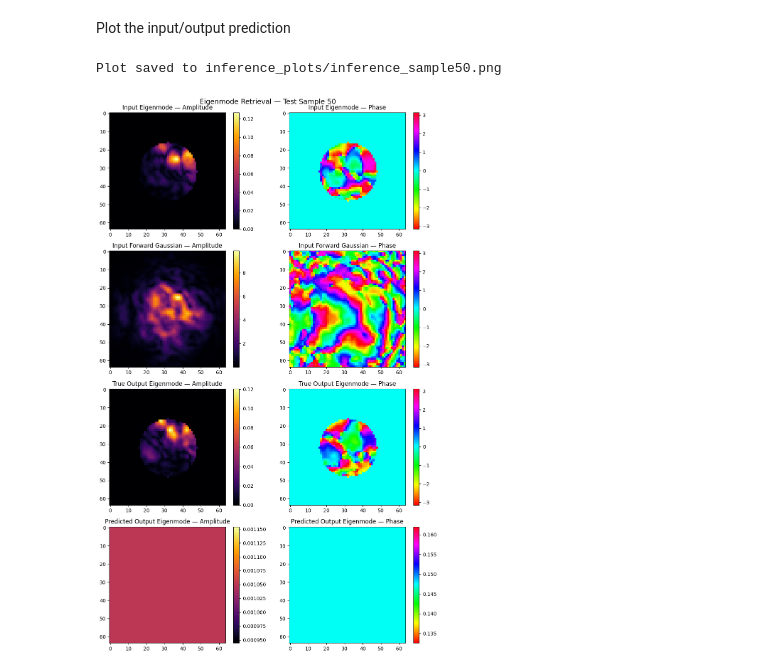
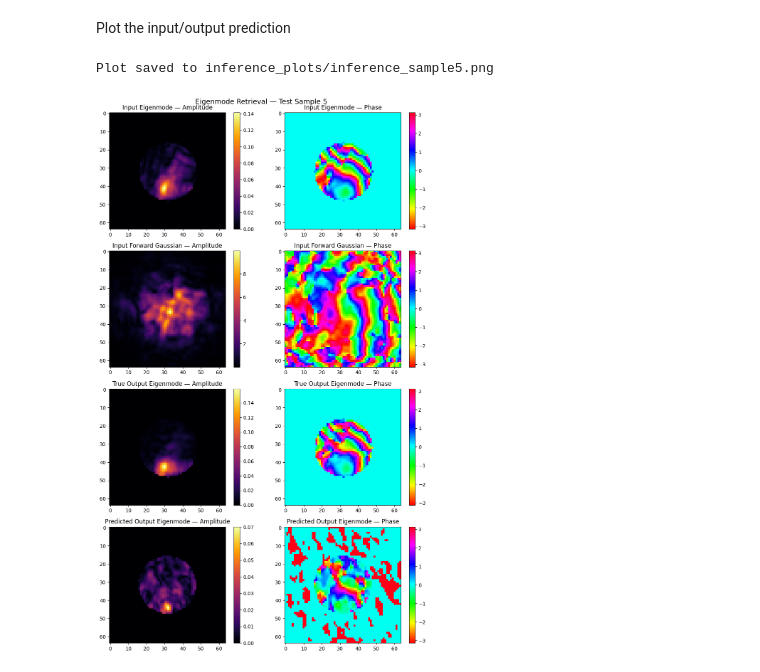
Before and after one commit to LukasScarfe/Eigen, a Jupyter notebook: learn_eigenmodes.ipynb, the cells around one changed output. Saved outputs shown, nothing was run; the diff lists cells and outputs as text; code cells hidden in the pictures.

Commit message:
latest update before training big data. Reflects current model

```diff
--- a/learn_eigenmodes.ipynb
+++ b/learn_eigenmodes.ipynb
@@ -122,7 +123,7 @@ Target shape : torch.Size([3996, 64, 64, 2])
 # %% [markdown]
 Prepare the dataset for training/test
 # %%
-n_train = 3600
+n_train = int(0.90*X.shape[0])
 batch_size = 10
 
 x_train =  X[:n_train]
@@ -143,7 +144,7 @@ torch.Size([10, 64, 64, 4])
 # %% [markdown]
 Instantiate the FNO architecture
 # %%
-epochs = 50
+epochs = 25
 
 # These control the step-wise updates on the LR
 
@@ -159,9 +160,13 @@ width = 64 # number of neurons in each layer?
 n_layers = 1 # Number of layers
 retrain_fno = 42 # This specifies the seed that initializes the FNO parameters
 
-input_chans = 4
+input_chans = 6
 output_chans = 2
 
+# Physical parameters
+size = 0.45 #(simulation window)
+lensSize = 0.1125 #(size/4)
+
 fno_architecture = {"modes1": modes1, "modes2":modes2, "width":width, "n_layers":n_layers, "retrain_fno":retrain_fno, "input_chans":input_chans, "output_chans":output_chans}
 # %% [markdown]
 Load up GPU (if not already done so)
@@ -181,0 +187,30 @@ Train the FNO
+# %%
+def torch_circ_aperture(field_batch: torch.Tensor, size: float, lensSize: float) -> torch.Tensor:
+    """
+    Applies a circular aperture to a batch of complex fields represented
+    as real/imaginary channels.
+
+    Parameters
+    ----------
+    field_batch : torch.Tensor  shape (batch, H, W, C)
+                  where C=2 holds [real, imag] channels
+    size        : float — physical side length of the window (metres)
+    lensSize    : float — aperture radius (metres)
+
+    Returns
+    -------
+    torch.Tensor — same shape as field_batch, zeroed outside the aperture
+    """
+    _, H, W, _ = field_batch.shape
+    device = field_batch.device
+
+    # Build physical coordinate axes centred at zero — same convention as LightPipes
+    x = torch.linspace(-size / 2, size / 2, W, device=device)
+    y = torch.linspace(-size / 2, size / 2, H, device=device)
+    yy, xx = torch.meshgrid(y, x, indexing="ij")   # (H, W)
+
+    # Binary mask: 1 inside aperture, 0 outside
+    mask = (xx**2 + yy**2 <= lensSize**2).float()  # (H, W)
+    mask = mask.unsqueeze(0).unsqueeze(-1)          # (1, H, W, 1) — broadcasts over batch and channels
+
+    return field_batch * mask
@@ -390,14 +429,13 @@ NameError: name 'input_test' is not defined
 # %% [markdown]
 Plot the input/output prediction
 # %%
-sample_index = 50
-
+sample_index = 5
 # --- Inference ---
 input_sample = x_test[sample_index].unsqueeze(0).to(device)  # (1, H, W, 4)
 
 fno.eval()
 with torch.no_grad():
-    output_pred = fno(input_sample)  # (1, H, W, 2)
+    output_pred = torch_circ_aperture(fno(input_sample), size=size, lensSize=lensSize)  # (1, H, W, 2)
 
 # --- Extract fields from input ---
 input_np = x_test[sample_index].cpu().numpy()          # (H, W, 4)
@@ -414,32 +452,32 @@ eigenmode_pred = output_pred_np[..., 0] + 1j * output_pred_np[..., 1]
 
 # --- Plot ---
 fig, axes = plt.subplots(4, 2, figsize=(10, 16))
 fig.suptitle(f"Eigenmode Retrieval — Test Sample {sample_index}", fontsize=14)
 
 rows = [
     (eigenmode_in,   "Input Eigenmode"),
     (gaussian_fwd,   "Input Forward Gaussian"),
     (eigenmode_true, "True Output Eigenmode"),
     (eigenmode_pred, "Predicted Output Eigenmode"),
 ]
 
 for i, (field, title) in enumerate(rows):
     im_amp = axes[i, 0].imshow(np.abs(field), cmap='inferno')
     axes[i, 0].set_title(f"{title} — Amplitude")
     plt.colorbar(im_amp, ax=axes[i, 0])
 
     im_ph = axes[i, 1].imshow(np.angle(field), cmap='hsv')
     axes[i, 1].set_title(f"{title} — Phase")
     plt.colorbar(im_ph, ax=axes[i, 1])
 
 plt.tight_layout()
 
 plots_dir = "inference_plots"
 os.makedirs(plots_dir, exist_ok=True)
 fig.savefig(os.path.join(plots_dir, f"inference_sample{sample_index}.png"), dpi=150, bbox_inches="tight")
 print(f"Plot saved to {plots_dir}/inference_sample{sample_index}.png")
 
 plt.show()
 # %% [output]
-Plot saved to inference_plots/inference_sample50.png
+Plot saved to inference_plots/inference_sample5.png
-[figure, old version]
+[figure, new version]
```
Also changed, not shown: parts of 10 cells of this notebook, 9 other files.
